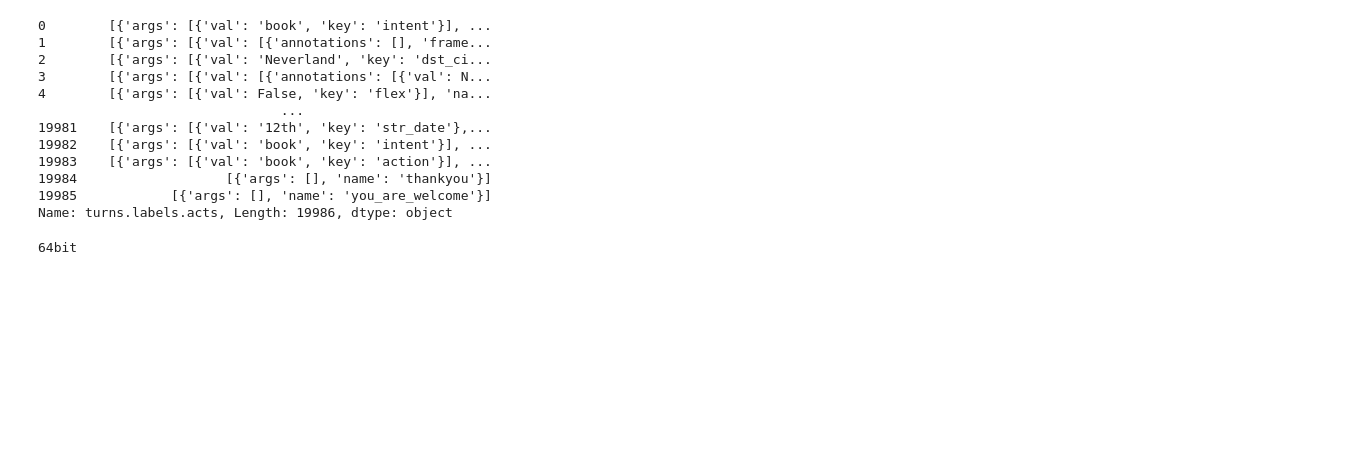
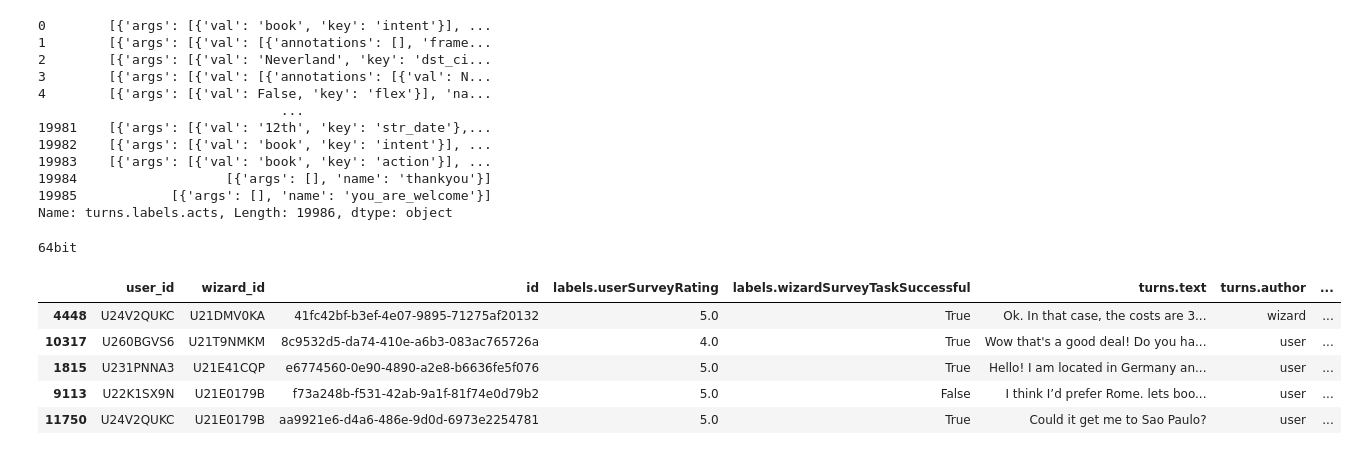
Before and after one commit to pajeeokoth/chatbot, a Jupyter notebook: P10_jupyternotebook.ipynb, the cells around one changed output. Cells and saved outputs as stored; diff of their text form; code cells hidden in the pictures; blank space fills up the shorter version.

```diff
--- a/P10_jupyternotebook.ipynb
+++ b/P10_jupyternotebook.ipynb
@@ -158,3 +143,16 @@ import platform
 print(platform.architecture()[0])
 # %% [output]
 64bit
+# %%
+sample = df_flat.sample(5, random_state=42)
+json_string = sample.to_json()
+print(json_string)
+# Save the flattened DataFrame to a CSV file
+sample.to_json('../data/frames_dataset/sample_frames.json', orient='records', lines=True)
+# %% [output]
+|  | user_id | wizard_id | id | labels.userSurveyRating | labels.wizardSurveyTaskSuccessful | turns.text | turns.author | ... |
+| 4448 | U24V2QUKC | U21DMV0KA | 41fc42bf-b3ef-4e07-9895-71275af20132 | 5.0 | True | Ok. In that case, the costs are 3... | wizard | ... |
+| 10317 | U260BGVS6 | U21T9NMKM | 8c9532d5-da74-410e-a6b3-083ac765726a | 4.0 | True | Wow that's a good deal! Do you ha... | user | ... |
+| 1815 | U231PNNA3 | U21E41CQP | e6774560-0e90-4890-a2e8-b6636fe5f076 | 5.0 | True | Hello! I am located in Germany an... | user | ... |
+| 9113 | U22K1SX9N | U21E0179B | f73a248b-f531-42ab-9a1f-81f74e0d79b2 | 5.0 | False | I think I’d prefer Rome. lets boo... | user | ... |
+| 11750 | U24V2QUKC | U21E0179B | aa9921e6-d4a6-486e-9d0d-6973e2254781 | 5.0 | True | Could it get me to Sao Paulo? | user | ... |
```
Also changed, not shown: parts of 7 cells of this notebook, 6 other files.
